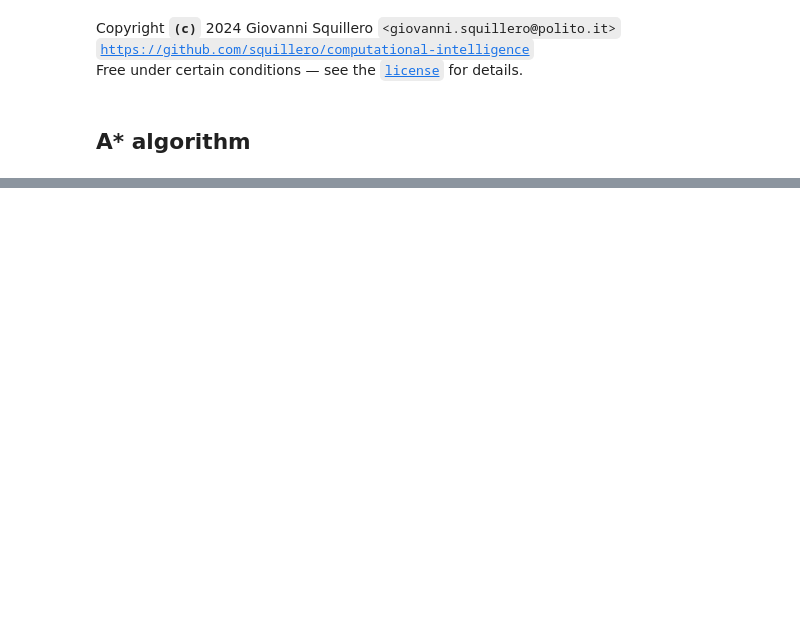
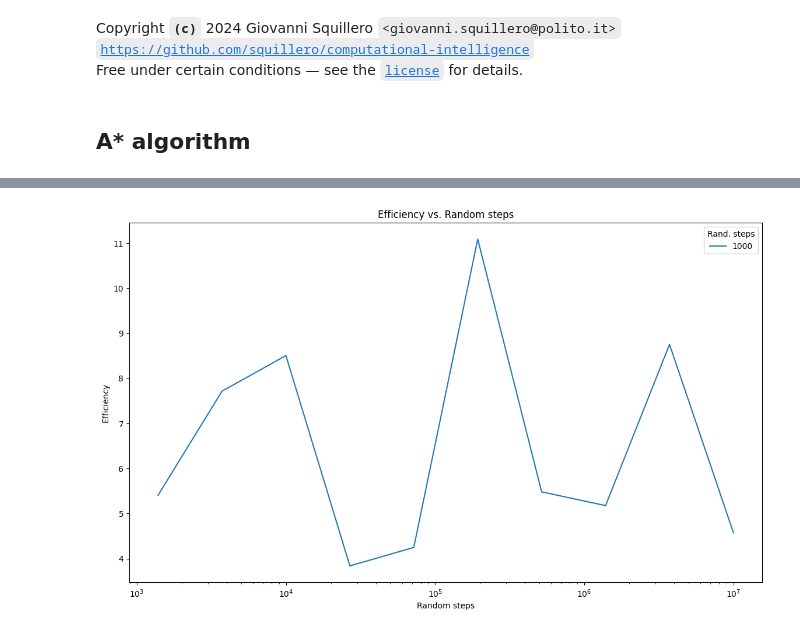
Before and after one commit to MicheleCazzola/CI2024_lab3, a Jupyter notebook: n-puzzle.ipynb, the cells around one changed output, grey strips where cells are left out. Drawn from its saved outputs; the diff is of its cells as text; code cells hidden in the pictures; blank space fills up the shorter version.

```diff
--- a/n-puzzle.ipynb
+++ b/n-puzzle.ipynb
@@ -12,5 +15,8 @@ import functools
 # %%
-PUZZLE_DIM = 3
+PUZZLE_DIM = 4
+RANDOMIZE_STEPS = 10_000
+STEP_SIZE = 1000
+TEMPERATURE = 10
 action = namedtuple('Action', ['pos1', 'pos2'])
 # %%
 class State:
@@ -122,0 +119,4 @@ False 0 483840
+# %%
+strategies = ["fixed", "step scheduling", "arctan scheduling"]
+functions = [fixed_heuristic, step_scheduling_heuristic, arctan_scheduling_heuristic]
+heuristics = dict(zip(strategies, functions))
@@ -122,0 +132,7 @@ False 0 483840
+# %%
+def init_state(goal: np.ndarray, randomize_steps=RANDOMIZE_STEPS) -> np.ndarray:
+    state = goal.copy()
+    np.random.shuffle(state.flatten())
+    for _ in tqdm(range(randomize_steps), desc='Randomizing'):
+        state = do_action(state, choice(available_actions(state)))
+    return state.reshape(PUZZLE_DIM, PUZZLE_DIM)
@@ -122,0 +259,11 @@ False 0 483840
+# %%
+eff = (1e7 / (np.array(qualities[5:]) * np.array(costs[5:]))).tolist()
+plt.figure("efficiency", figsize=(14,8))
+plt.semilogx(values[5:], eff, label=rand_steps)
+plt.title("Efficiency vs. Random steps")
+plt.xlabel("Random steps")
+plt.ylabel("Efficiency")
+plt.legend(title="Rand. steps")
+plt.show()
+# %% [output]
+[figure, added]
```
Also changed, not shown: parts of 18 cells of this notebook, 7 other files.
